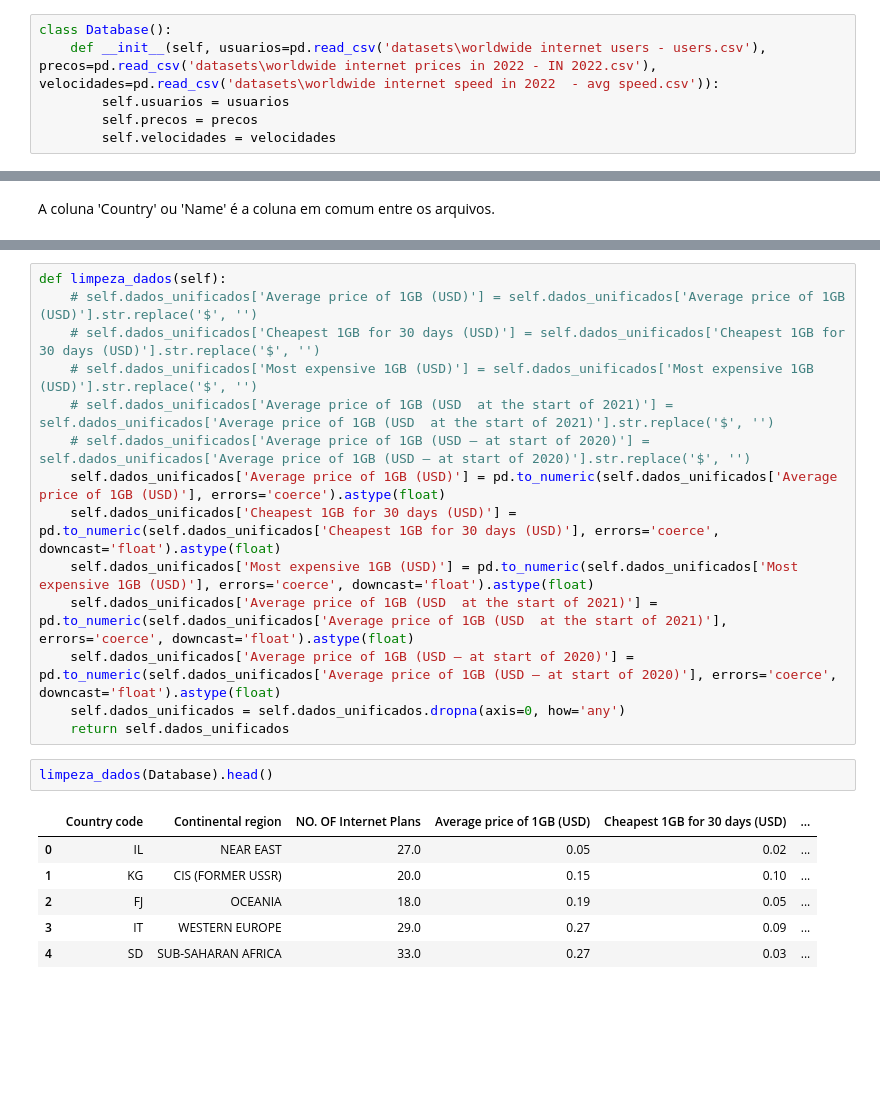
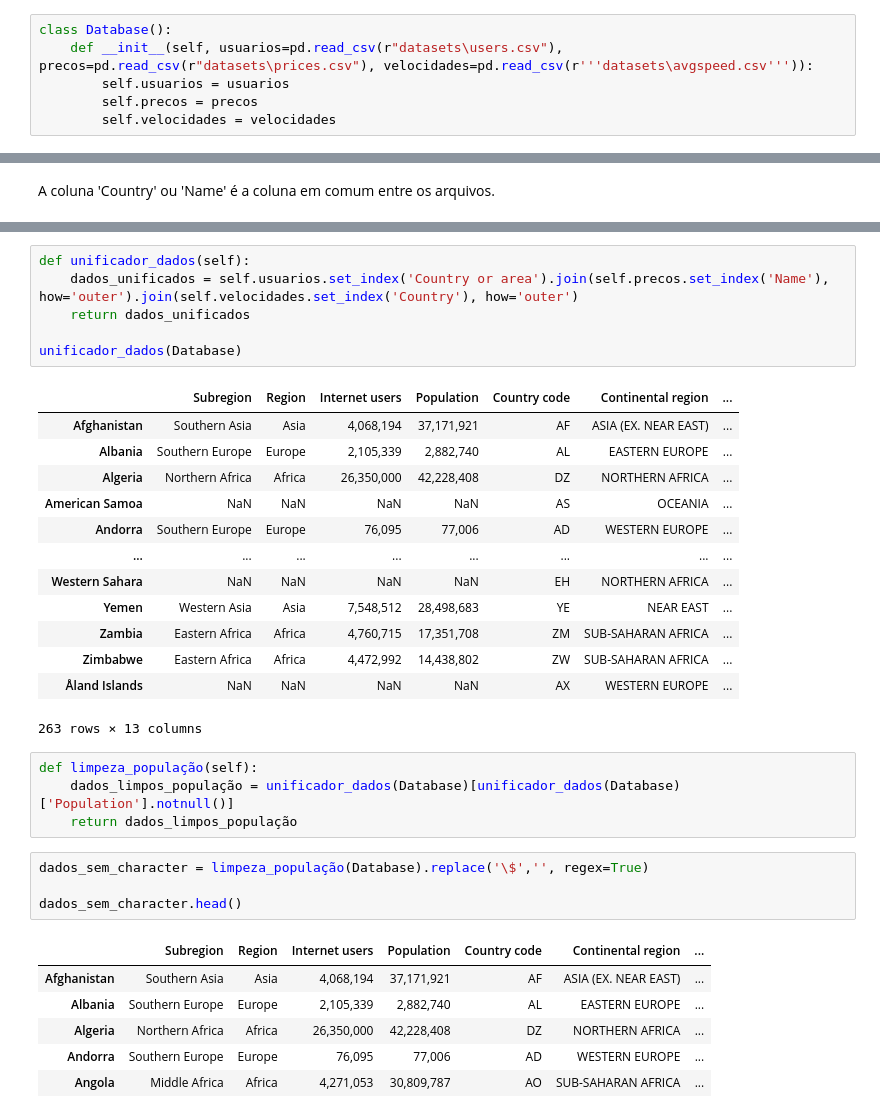
Before and after one commit to PatrickVieira1/Engenheiros-de-dados-bootcamp, a Jupyter notebook: Módulo 2/atividade2.ipynb, the cells around one changed output, grey strips where cells are left out. Drawn from its saved outputs; the diff is of its cells as text; blank space fills up the shorter version.

```diff
--- a/Módulo 2/atividade2.ipynb
+++ b/Módulo 2/atividade2.ipynb
@@ -11,7 +11,7 @@ internet prices in 2022 - IN 2022.csv' e 'worldwide internet speed in
 atributos: usuarios, precos e velocidades, respectivamente
 # %%
 class Database():
-    def __init__(self, usuarios=pd.read_csv('datasets\worldwide internet users - users.csv'), precos=pd.read_csv('datasets\worldwide internet prices in 2022 - IN 2022.csv'), velocidades=pd.read_csv('datasets\worldwide internet speed in 2022  - avg speed.csv')):
+    def __init__(self, usuarios=pd.read_csv(r"datasets\users.csv"), precos=pd.read_csv(r"datasets\prices.csv"), velocidades=pd.read_csv(r'''datasets\avgspeed.csv''')):
         self.usuarios = usuarios
         self.precos = precos
         self.velocidades = velocidades
@@ -96,23 +121,35 @@ unifica_dados(Database).drop([130, 131])
-# %%
-def limpeza_dados(self):
-    # self.dados_unificados['Average price of 1GB (USD)'] = self.dados_unificados['Average price of 1GB (USD)'].str.replace('$', '')
-    # self.dados_unificados['Cheapest 1GB for 30 days (USD)'] = self.dados_unificados['Cheapest 1GB for 30 days (USD)'].str.replace('$', '')
-    # self.dados_unificados['Most expensive 1GB (USD)'] = self.dados_unificados['Most expensive 1GB (USD)'].str.replace('$', '')
-    # self.dados_unificados['Average price of 1GB (USD  at the start of 2021)'] = self.dados_unificados['Average price of 1GB (USD  at the start of 2021)'].str.replace('$', '')
-    # self.dados_unificados['Average price of 1GB (USD – at start of 2020)'] = self.dados_unificados['Average price of 1GB (USD – at start of 2020)'].str.replace('$', '')
-    self.dados_unificados['Average price of 1GB (USD)'] = pd.to_numeric(self.dados_unificados['Average price of 1GB (USD)'], errors='coerce').astype(float)
-    self.dados_unificados['Cheapest 1GB for 30 days (USD)'] = pd.to_numeric(self.dados_unificados['Cheapest 1GB for 30 days (USD)'], errors='coerce', downcast='float').astype(float)
-    self.dados_unificados['Most expensive 1GB (USD)'] = pd.to_numeric(self.dados_unificados['Most expensive 1GB (USD)'], errors='coerce', downcast='float').astype(float)
-    self.dados_unificados['Average price of 1GB (USD  at the start of 2021)'] = pd.to_numeric(self.dados_unificados['Average price of 1GB (USD  at the start of 2021)'], errors='coerce', downcast='float').astype(float)
-    self.dados_unificados['Average price of 1GB (USD – at start of 2020)'] = pd.to_numeric(self.dados_unificados['Average price of 1GB (USD – at start of 2020)'], errors='coerce', downcast='float').astype(float)
-    self.dados_unificados = self.dados_unificados.dropna(axis=0, how='any')
-    return self.dados_unificados
-# %%
-limpeza_dados(Database).head()
-# %% [output]
-|  | Country code | Continental region | NO. OF Internet Plans | Average price of 1GB (USD) | Cheapest 1GB for 30 days (USD) | ... |
-| 0 | IL | NEAR EAST | 27.0 | 0.05 | 0.02 | ... |
-| 1 | KG | CIS (FORMER USSR) | 20.0 | 0.15 | 0.10 | ... |
-| 2 | FJ | OCEANIA | 18.0 | 0.19 | 0.05 | ... |
-| 3 | IT | WESTERN EUROPE | 29.0 | 0.27 | 0.09 | ... |
-| 4 | SD | SUB-SAHARAN AFRICA | 33.0 | 0.27 | 0.03 | ... |
+# %%
+def unificador_dados(self):
+    dados_unificados = self.usuarios.set_index('Country or area').join(self.precos.set_index('Name'), how='outer').join(self.velocidades.set_index('Country'), how='outer')
+    return dados_unificados
+
+unificador_dados(Database)
+# %% [output]
+|  | Subregion | Region | Internet users | Population | Country code | Continental region | ... |
+| Afghanistan | Southern Asia | Asia | 4,068,194 | 37,171,921 | AF | ASIA (EX. NEAR EAST) | ... |
+| Albania | Southern Europe | Europe | 2,105,339 | 2,882,740 | AL | EASTERN EUROPE | ... |
+| Algeria | Northern Africa | Africa | 26,350,000 | 42,228,408 | DZ | NORTHERN AFRICA | ... |
+| American Samoa | NaN | NaN | NaN | NaN | AS | OCEANIA | ... |
+| Andorra | Southern Europe | Europe | 76,095 | 77,006 | AD | WESTERN EUROPE | ... |
+| ... | ... | ... | ... | ... | ... | ... | ... |
+| Western Sahara | NaN | NaN | NaN | NaN | EH | NORTHERN AFRICA | ... |
+| Yemen | Western Asia | Asia | 7,548,512 | 28,498,683 | YE | NEAR EAST | ... |
+| Zambia | Eastern Africa | Africa | 4,760,715 | 17,351,708 | ZM | SUB-SAHARAN AFRICA | ... |
+| Zimbabwe | Eastern Africa | Africa | 4,472,992 | 14,438,802 | ZW | SUB-SAHARAN AFRICA | ... |
+| Åland Islands | NaN | NaN | NaN | NaN | AX | WESTERN EUROPE | ... |
+263 rows × 13 columns
+# %%
+def limpeza_população(self):
+    dados_limpos_população = unificador_dados(Database)[unificador_dados(Database)['Population'].notnull()]
+    return dados_limpos_população
+# %%
+dados_sem_character = limpeza_população(Database).replace('\$','', regex=True)
+
+dados_sem_character.head()
+# %% [output]
+|  | Subregion | Region | Internet users | Population | Country code | Continental region | ... |
+| Afghanistan | Southern Asia | Asia | 4,068,194 | 37,171,921 | AF | ASIA (EX. NEAR EAST) | ... |
+| Albania | Southern Europe | Europe | 2,105,339 | 2,882,740 | AL | EASTERN EUROPE | ... |
+| Algeria | Northern Africa | Africa | 26,350,000 | 42,228,408 | DZ | NORTHERN AFRICA | ... |
+| Andorra | Southern Europe | Europe | 76,095 | 77,006 | AD | WESTERN EUROPE | ... |
+| Angola | Middle Africa | Africa | 4,271,053 | 30,809,787 | AO | SUB-SAHARAN AFRICA | ... |
```
Also changed, not shown: parts of 19 cells of this notebook, 5 other files.
